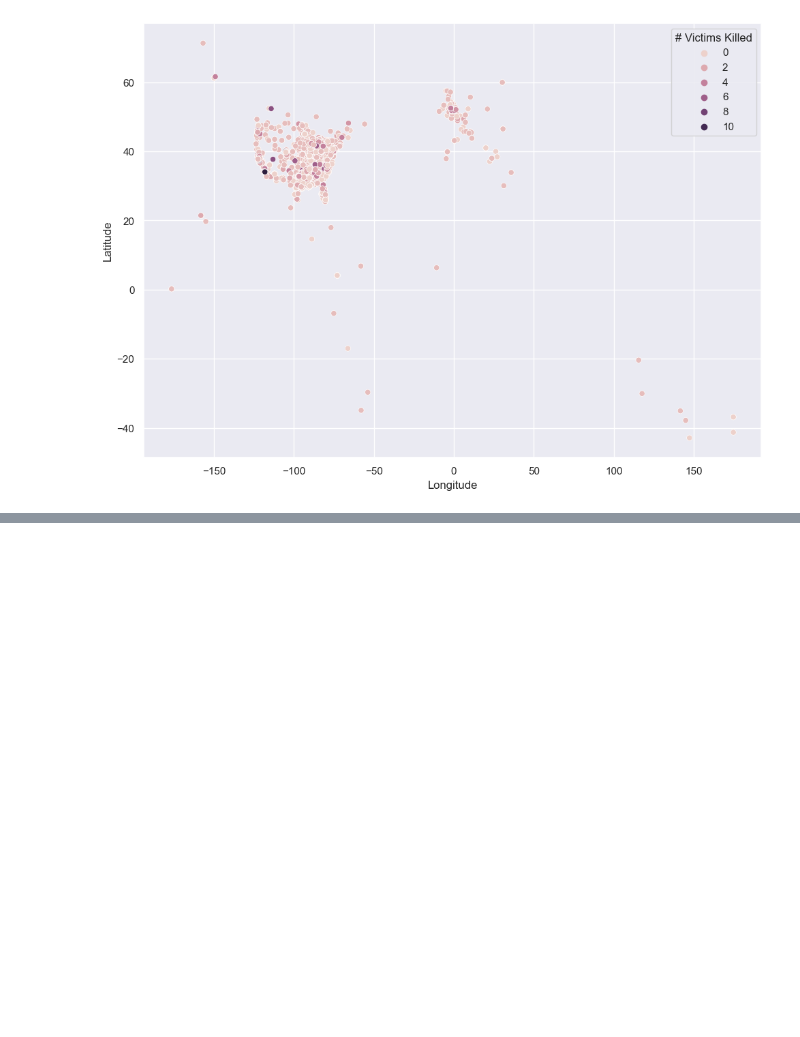
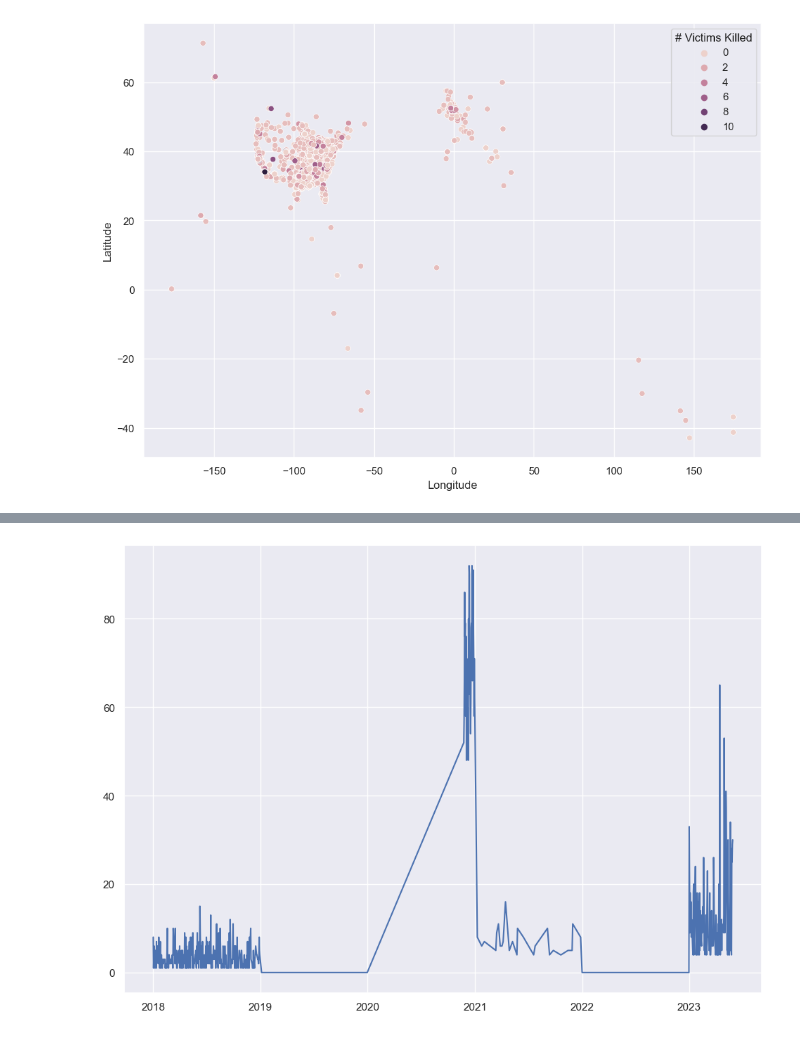
Before and after one commit to DozieSixtus/Gun-violence-US, a Jupyter notebook: scripts/EDA.ipynb, the cells around one changed output, grey strips where cells are left out. Saved outputs shown, nothing was run; the diff lists cells and outputs as text; code cells hidden in the pictures; blank space fills up the shorter version.

```diff
--- a/scripts/EDA.ipynb
+++ b/scripts/EDA.ipynb
@@ -243,0 +294,7 @@ plt.colorbar(label = '# Victims Killed')
+# %%
+datesData = mergedDataset.groupby('Incident Date').sum().reset_index()
+plt.plot('Incident Date', '# Casualties',data=datesData[~datesData['year'].isin(['2019','2022'])],
+        color='b')
+plt.show()
+# %% [output]
+[figure, added]
```
Also changed, not shown: parts of 7 cells of this notebook.
